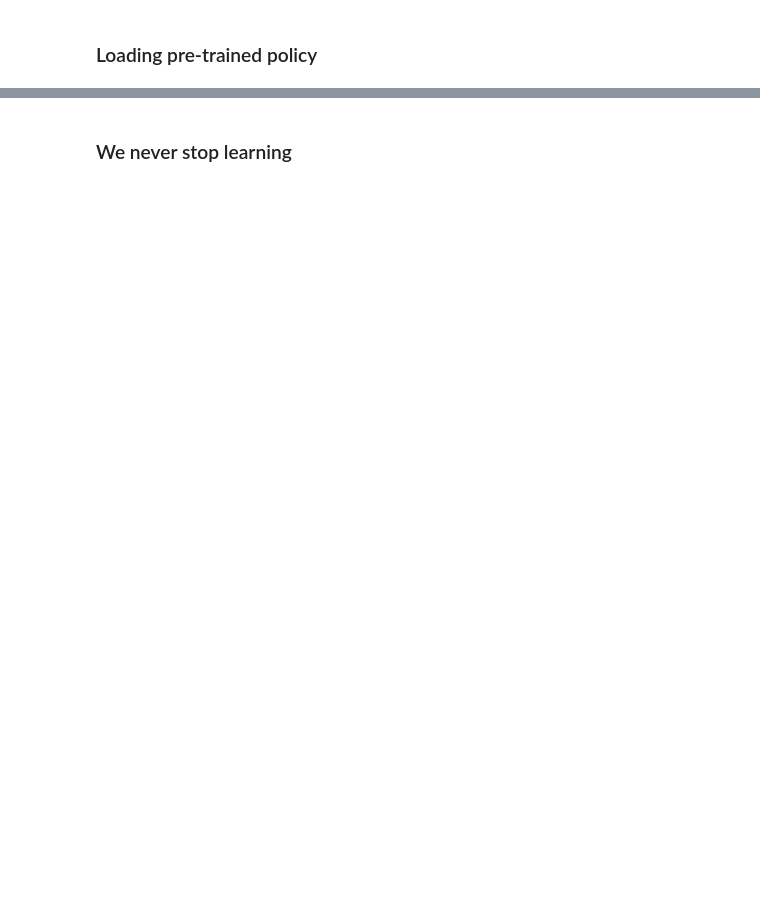
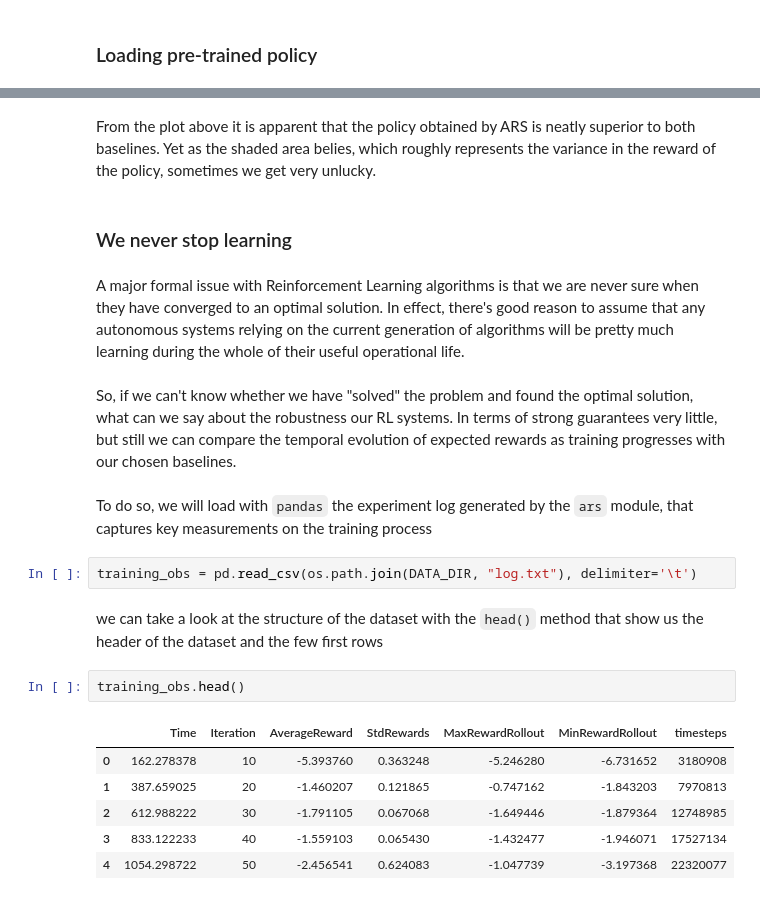
Before and after one commit to Rendok/learning-to-generalise-through-features, a Jupyter notebook: notebooks/0001_tutorial_measuring_performance_of_policies.ipynb, the cells around one changed output, grey strips where cells are left out. Cells and saved outputs as stored; diff of their text form; blank space fills up the shorter version.

````diff
--- a/notebooks/0001_tutorial_measuring_performance_of_policies.ipynb
+++ b/notebooks/0001_tutorial_measuring_performance_of_policies.ipynb
@@ -210,2 +283,23 @@ plt.show()
+# %% [markdown]
+From the plot above it is apparent that the policy obtained by ARS is neatly superior to both baselines. Yet as the shaded area belies, which roughly represents the variance in the reward of the policy, sometimes we get very unlucky.
 # %% [markdown]
 ### We never stop learning
+# %% [markdown]
+A major formal issue with Reinforcement Learning algorithms is that we are never sure when they have converged to an optimal solution. In effect, there's good reason to assume that any autonomous systems relying on the current generation of algorithms will be pretty much learning during the whole of their useful operational life.
+# %% [markdown]
+So, if we can't know whether we have "solved" the problem and found the optimal solution, what can we say about the robustness our RL systems. In terms of strong guarantees very little, but still we can compare the temporal evolution of expected rewards as training progresses with our chosen baselines.
+# %% [markdown]
+To do so, we will load with ```pandas``` the experiment log generated by the ```ars``` module, that captures key measurements on the training process
+# %%
+training_obs = pd.read_csv(os.path.join(DATA_DIR, "log.txt"), delimiter='\t')
+# %% [markdown]
+we can take a look at the structure of the dataset with the ```head()``` method that show us the header of the dataset and the few first rows
+# %%
+training_obs.head()
+# %% [output]
+|  | Time | Iteration | AverageReward | StdRewards | MaxRewardRollout | MinRewardRollout | timesteps |
+| 0 | 162.278378 | 10 | -5.393760 | 0.363248 | -5.246280 | -6.731652 | 3180908 |
+| 1 | 387.659025 | 20 | -1.460207 | 0.121865 | -0.747162 | -1.843203 | 7970813 |
+| 2 | 612.988222 | 30 | -1.791105 | 0.067068 | -1.649446 | -1.879364 | 12748985 |
+| 3 | 833.122233 | 40 | -1.559103 | 0.065430 | -1.432477 | -1.946071 | 17527134 |
+| 4 | 1054.298722 | 50 | -2.456541 | 0.624083 | -1.047739 | -3.197368 | 22320077 |
````
Also changed, not shown: parts of 39 cells of this notebook.
